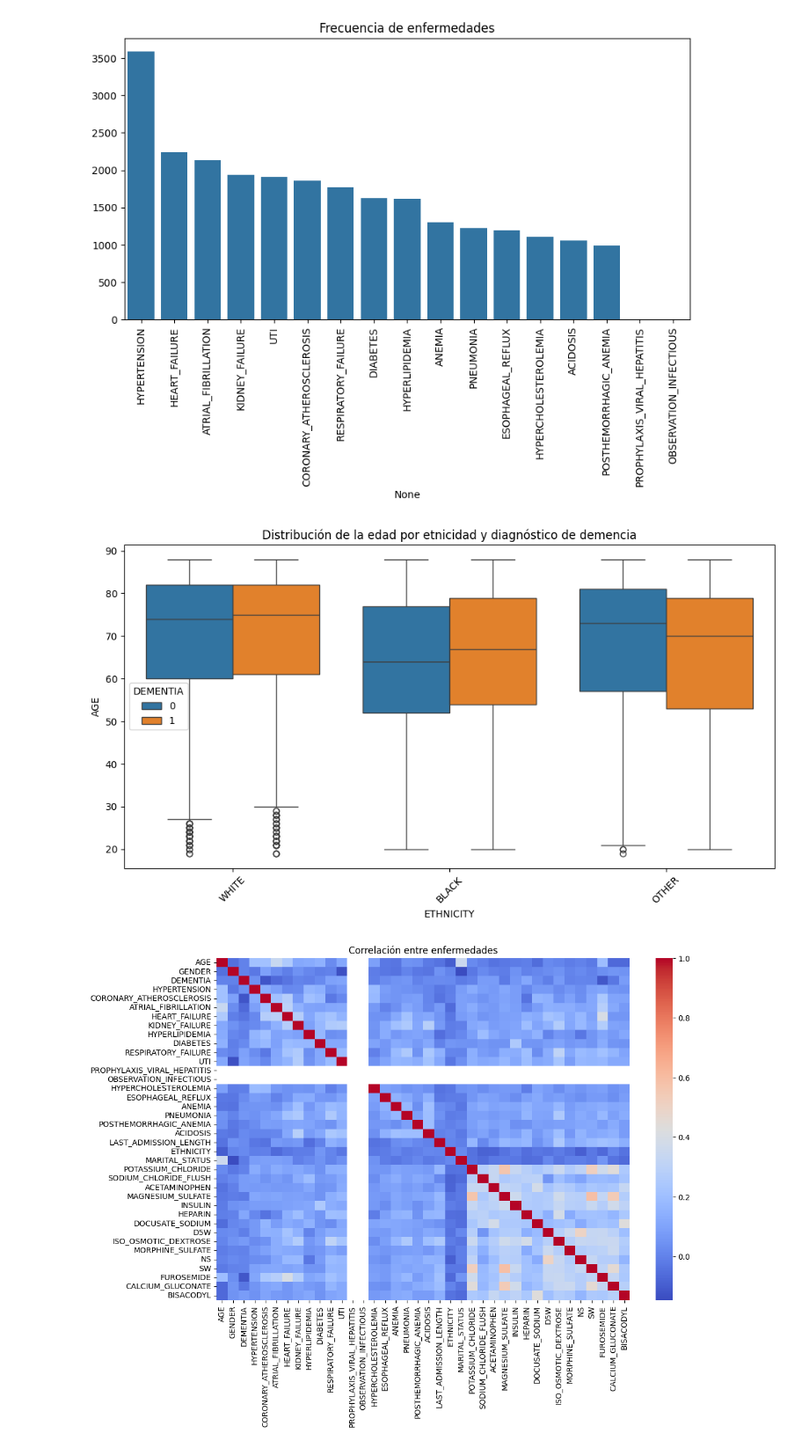
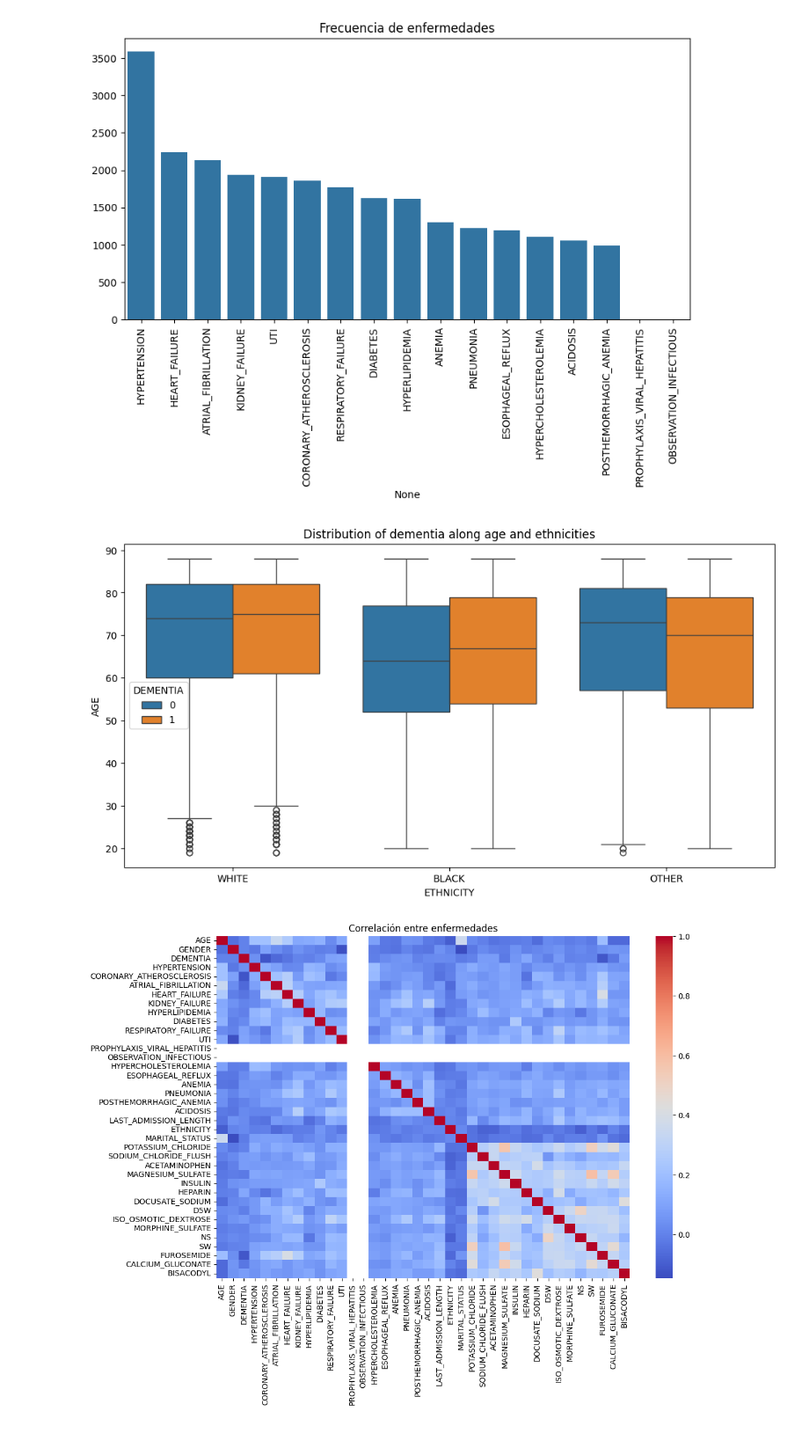
Before and after one commit to laiacoronas/predicting_dementia, a Jupyter notebook: code/description/description_dataset.ipynb, the cells around one changed output. Shown at 88% size. Drawn from its saved outputs; the diff is of its cells as text; code cells hidden in the pictures.

```diff
--- a/code/description/description_dataset.ipynb
+++ b/code/description/description_dataset.ipynb
@@ -102,11 +114,10 @@ plt.show()
 # %%
 plt.figure(figsize=(12, 6))
 sns.boxplot(x='ETHNICITY', y='AGE', hue='DEMENTIA', data=dementia)
-plt.xticks(rotation=45)
-plt.title("Distribución de la edad por etnicidad y diagnóstico de demencia")
+plt.title("Distribution of dementia along age and ethnicities")
 plt.show()
 # %% [output]
-[figure, old version]
+[figure, new version]
 # %%
 dementia['ETHNICITY'] = dementia['ETHNICITY'].map({'WHITE': 0, 'BLACK': 1, 'OTHER': 2})
 dementia['MARITAL_STATUS'] = dementia['MARITAL_STATUS'].map({'UNMARRIED': 0, 'MARRIED': 1, 'OTHER': 2})
```
Also changed, not shown: parts of 21 cells of this notebook, 4 other files.
